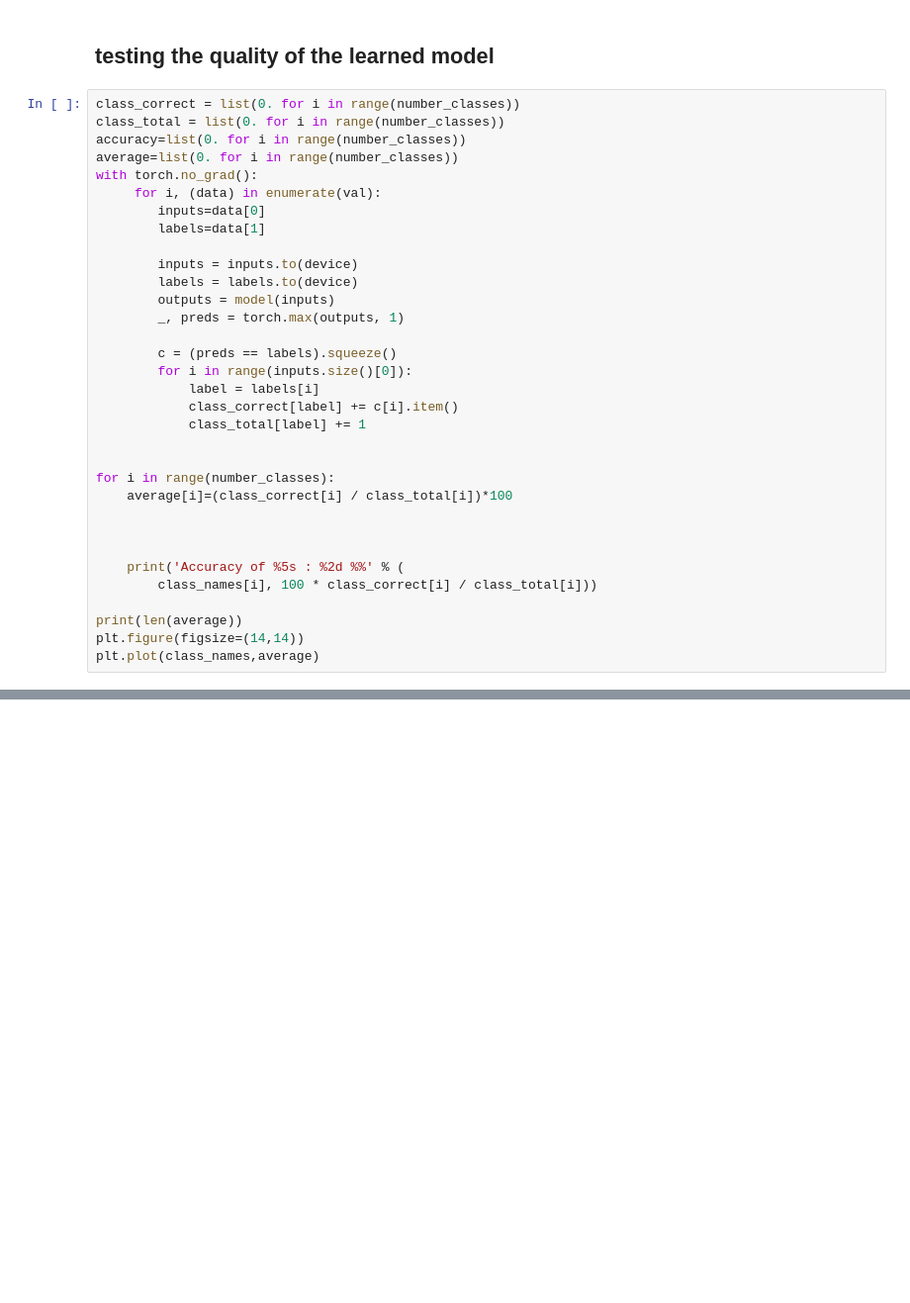
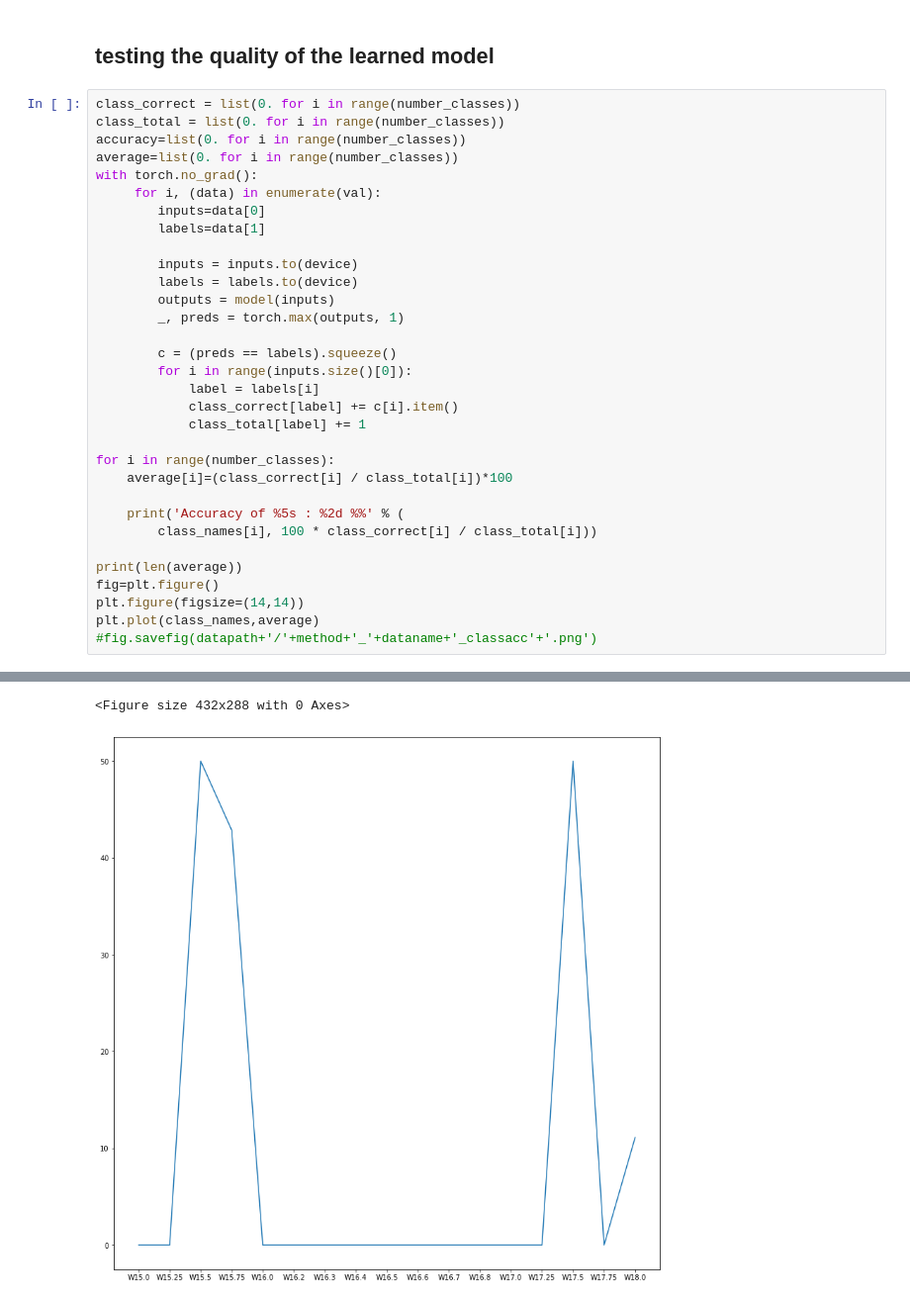
Before and after one commit to XateroX/MachineLearning-Anderson, a Jupyter notebook: src/AM-Train-Pytorch-ResNet-template.ipynb, the cells around one changed output, grey strips where cells are left out. Shown at 99% size. Saved outputs shown, nothing was run; the diff lists cells and outputs as text; blank space fills up the shorter version.

```diff
--- a/src/AM-Train-Pytorch-ResNet-template.ipynb
+++ b/src/AM-Train-Pytorch-ResNet-template.ipynb
@@ -510,15 +525,15 @@ with torch.no_grad():
             class_correct[label] += c[i].item()
             class_total[label] += 1
 
-
 for i in range(number_classes):
     average[i]=(class_correct[i] / class_total[i])*100
-
-
 
     print('Accuracy of %5s : %2d %%' % (
         class_names[i], 100 * class_correct[i] / class_total[i]))
 
 print(len(average))
+fig=plt.figure()
 plt.figure(figsize=(14,14))
 plt.plot(class_names,average)
+#fig.savefig(datapath+'/'+method+'_'+dataname+'_classacc'+'.png')
+# %% [output]
@@ -525,3 +559,5 @@ plt.plot(class_names,average)
+<Figure size 432x288 with 0 Axes>
+[figure, added]
 # %%
 @torch.no_grad()
 def simple_confusion_matrix(model,loader):
```
Also changed, not shown: parts of 30 cells of this notebook.
